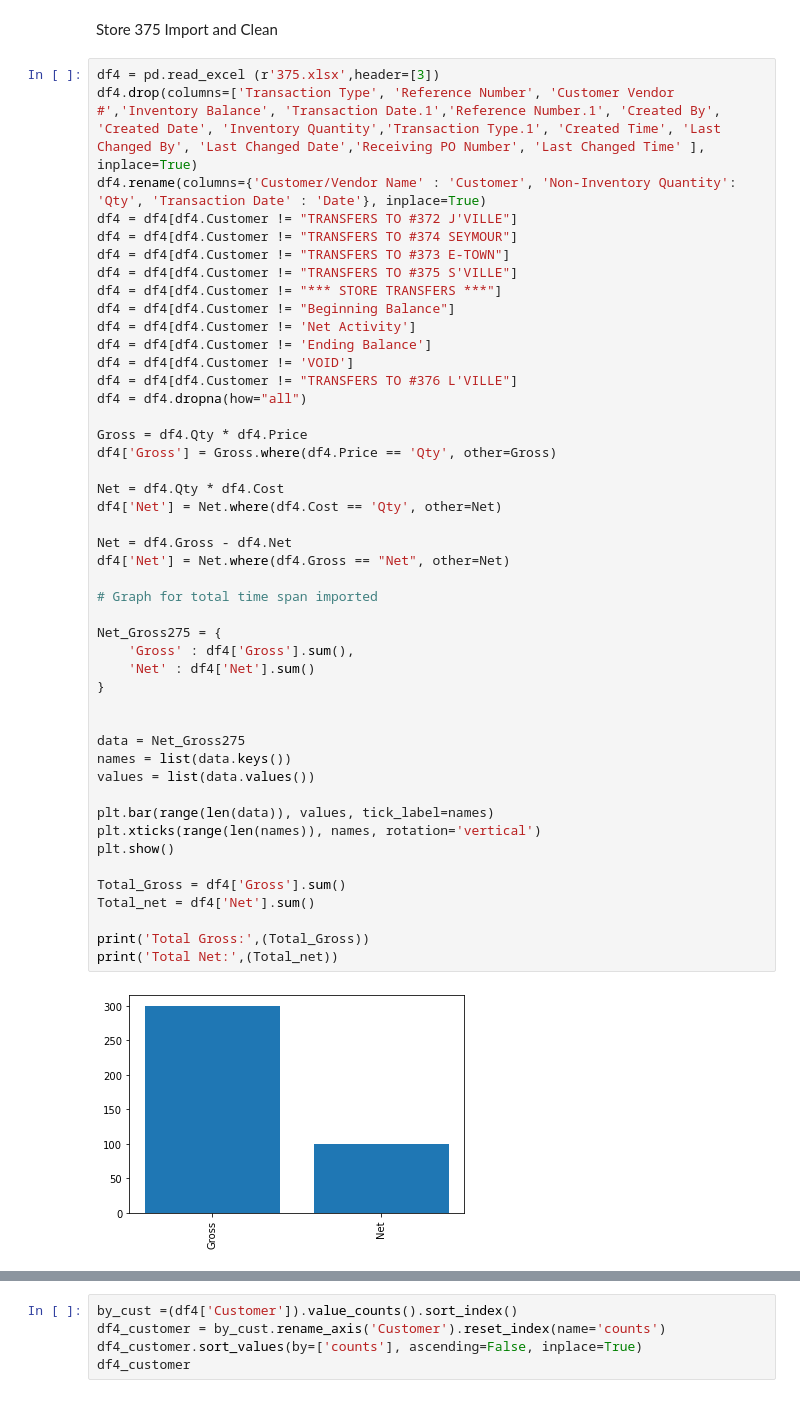
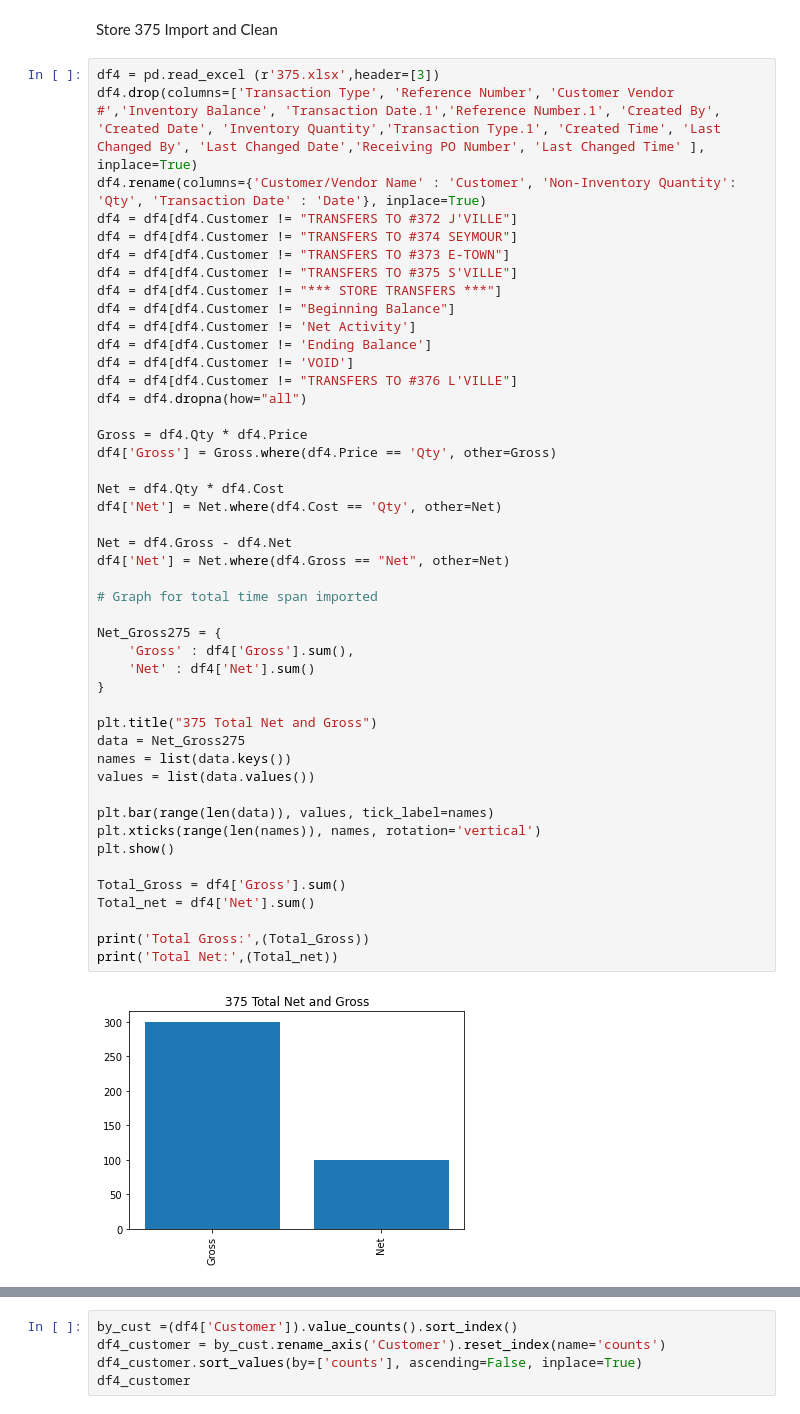
Before and after one commit to dmorton714/vis, a Jupyter notebook: import_ready.ipynb, the cells around one changed output, grey strips where cells are left out. Cells and saved outputs as stored; diff of their text form.

```diff
--- a/import_ready.ipynb
+++ b/import_ready.ipynb
@@ -292,35 +293,35 @@ df4 = df4.dropna(how="all")
 Gross = df4.Qty * df4.Price
 df4['Gross'] = Gross.where(df4.Price == 'Qty', other=Gross)
 
 Net = df4.Qty * df4.Cost
 df4['Net'] = Net.where(df4.Cost == 'Qty', other=Net)
 
 Net = df4.Gross - df4.Net
 df4['Net'] = Net.where(df4.Gross == "Net", other=Net)
 
 # Graph for total time span imported
 
 Net_Gross275 = {
     'Gross' : df4['Gross'].sum(),
     'Net' : df4['Net'].sum()
 }
 
-
+plt.title("375 Total Net and Gross")
 data = Net_Gross275
 names = list(data.keys())
 values = list(data.values())
 
 plt.bar(range(len(data)), values, tick_label=names)
 plt.xticks(range(len(names)), names, rotation='vertical')
 plt.show()
 
 Total_Gross = df4['Gross'].sum()
 Total_net = df4['Net'].sum()
 
 print('Total Gross:',(Total_Gross))
 print('Total Net:',(Total_net))
 # %% [output]
-[figure, old version]
+[figure, new version]
 Total Gross: 300.0
 Total Net: 100.0
 # %%
```
Also changed, not shown: parts of 10 cells of this notebook, 1 other file.
